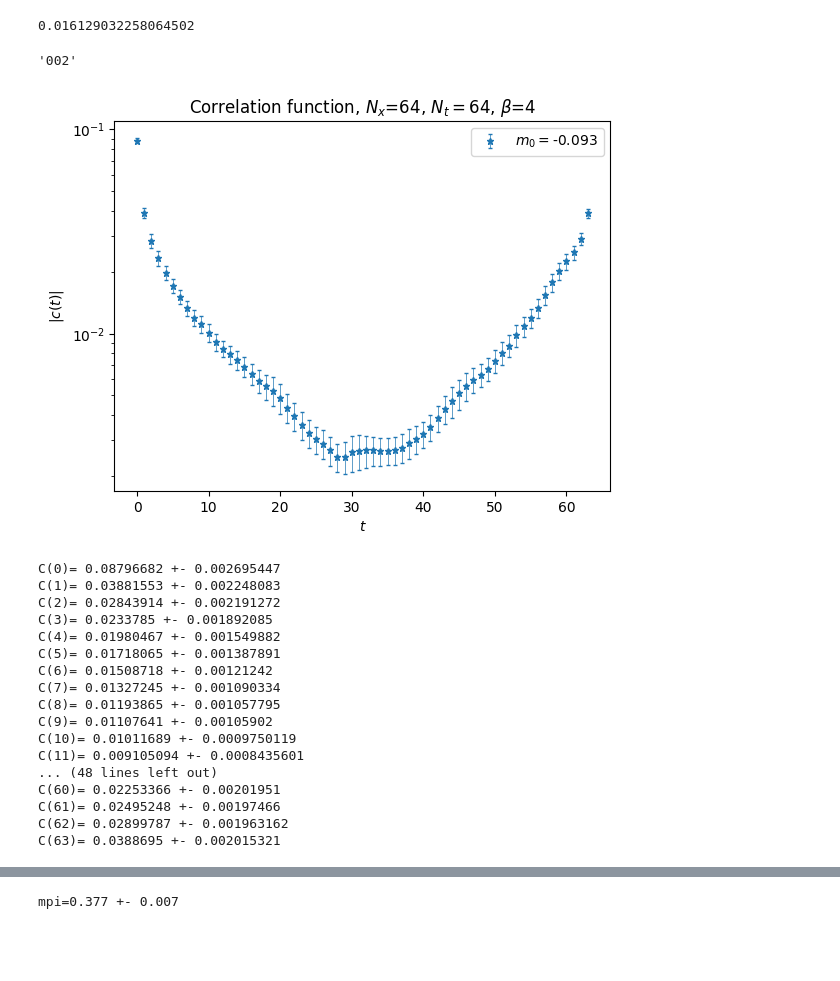
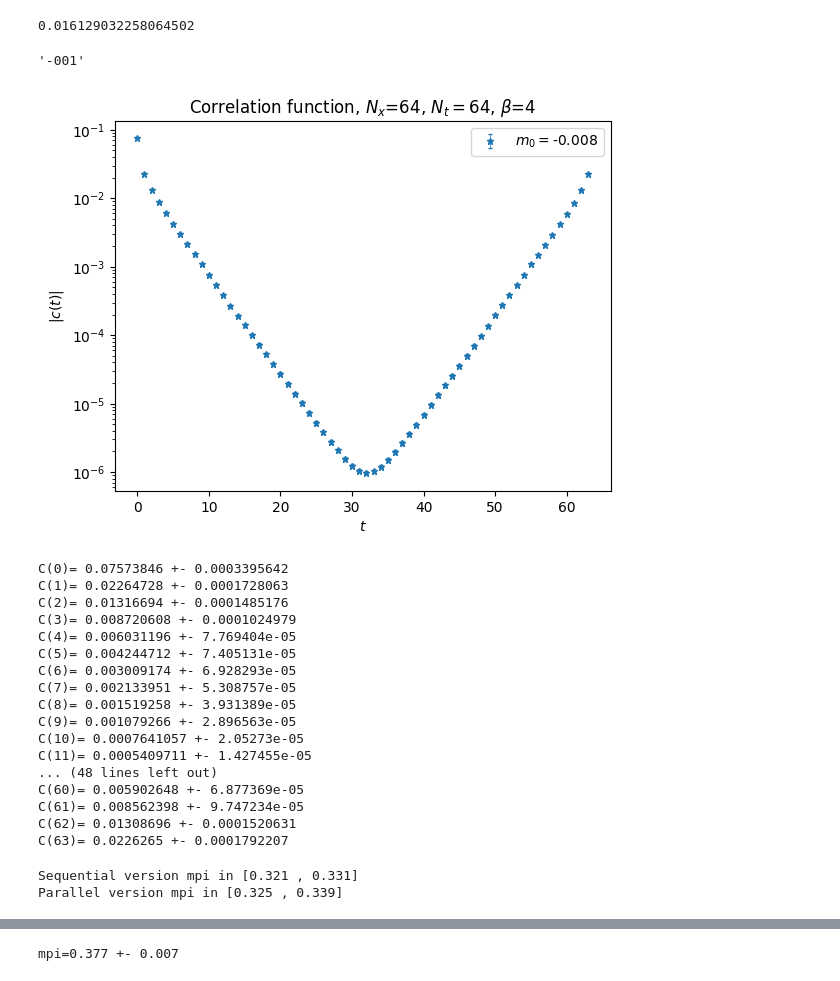
Before and after one commit to Fabian2598/SchwingerModel, a Jupyter notebook: mass_analysis.ipynb, the cells around one changed output, grey strips where cells are left out. Drawn from its saved outputs; the diff is of its cells as text; code cells hidden in the pictures; blank space fills up the shorter version.

```diff
--- a/mass_analysis.ipynb
+++ b/mass_analysis.ipynb
@@ -56,51 +56,57 @@ kappa2mass(0.248)
 # %% [output]
 0.016129032258064502
 # %%
-format_number(kappa2mass(0.248))
+format_number(-0.0079681300000000004)
 # %% [output]
-'002'
+'-001'
 # %%
 beta, Nx, Nt = 4, 64, 64
 #masses = [kappa2mass(0.259),kappa2mass(0.255),kappa2mass(0.252),kappa2mass(0.251),kappa2mass(0.248),kappa2mass(0.247)]
-masses = [-0.0933]
+masses = [-0.0079681300000000004]
 
 plt.title(r'Correlation function, $N_x$={0}, $N_t={1}$, $\beta$={2}'.format(Nx,Nt,beta))
 plt.ylabel(r'$|c(t)|$')
 plt.xlabel(r"$t$")
 
 for m0 in masses:
-    path = 'confs/b{0}_{1}x{2}/2D_U1_Ns{1}_Nt{2}_b{0}_m{3}_corr.txt'.format(beta,Nx,Nt,format_number(m0))
+    path = 'confs/b{0}_{1}x{2}/m-007/NewConfs/2D_U1_Ns{1}_Nt{2}_b{0}_m{3}_corr.txt'.format(beta,Nx,Nt,format_number(m0))
     #path = 'build/b{0}_{1}x{2}/2D_U1_Ns{1}_Nt{2}_b{0}_m{3}_corr.txt'.format(beta,Nx,Nt,format_number(m0))
     t, Corr, dCorr = Datos(path)
     Corr = abs(Corr)
     plt.errorbar(t,Corr,yerr=dCorr,\
         fmt='*',markersize='5',elinewidth=0.5,solid_capstyle='projecting',label='$m_0=${0}'.format(np.round(m0,3)), capsize=1.5)
 plt.yscale('log')
 plt.legend()
 plt.show()
 # %% [output]
-[figure, old version]
+[figure, new version]
 # %%
 for t in range(Nt):
     print('C({0})= {1} +- {2}'.format(t,Corr[t],dCorr[t]))
 # %% [output]
-C(0)= 0.08796682 +- 0.002695447
-C(1)= 0.03881553 +- 0.002248083
-C(2)= 0.02843914 +- 0.002191272
-C(3)= 0.0233785 +- 0.001892085
-C(4)= 0.01980467 +- 0.001549882
-C(5)= 0.01718065 +- 0.001387891
-C(6)= 0.01508718 +- 0.00121242
-C(7)= 0.01327245 +- 0.001090334
-C(8)= 0.01193865 +- 0.001057795
-C(9)= 0.01107641 +- 0.00105902
-C(10)= 0.01011689 +- 0.0009750119
-C(11)= 0.009105094 +- 0.0008435601
+C(0)= 0.07573846 +- 0.0003395642
+C(1)= 0.02264728 +- 0.0001728063
+C(2)= 0.01316694 +- 0.0001485176
+C(3)= 0.008720608 +- 0.0001024979
+C(4)= 0.006031196 +- 7.769404e-05
+C(5)= 0.004244712 +- 7.405131e-05
+C(6)= 0.003009174 +- 6.928293e-05
+C(7)= 0.002133951 +- 5.308757e-05
+C(8)= 0.001519258 +- 3.931389e-05
+C(9)= 0.001079266 +- 2.896563e-05
+C(10)= 0.0007641057 +- 2.05273e-05
+C(11)= 0.0005409711 +- 1.427455e-05
 ... (48 lines left out)
-C(60)= 0.02253366 +- 0.00201951
-C(61)= 0.02495248 +- 0.00197466
-C(62)= 0.02899787 +- 0.001963162
-C(63)= 0.0388695 +- 0.002015321
+C(60)= 0.005902648 +- 6.877369e-05
+C(61)= 0.008562398 +- 9.747234e-05
+C(62)= 0.01308696 +- 0.0001520631
+C(63)= 0.0226265 +- 0.0001792207
+# %%
+print("Sequential version mpi in [{0} , {1}]".format(0.326-0.005,0.326+0.005))
+print("Parallel version mpi in [{0} , {1}]".format(0.332-0.007,0.332+0.007))
+# %% [output]
+Sequential version mpi in [0.321 , 0.331]
+Parallel version mpi in [0.325 , 0.339]
 # %%
 fig = plt.figure(dpi=150)
 plt.title(r'Effective mass, $N_x$={0}, $N_t={1}$, $\beta$={2}'.format(Nx,Nt,beta))
```
Also changed, not shown: parts of 1 cell of this notebook.
